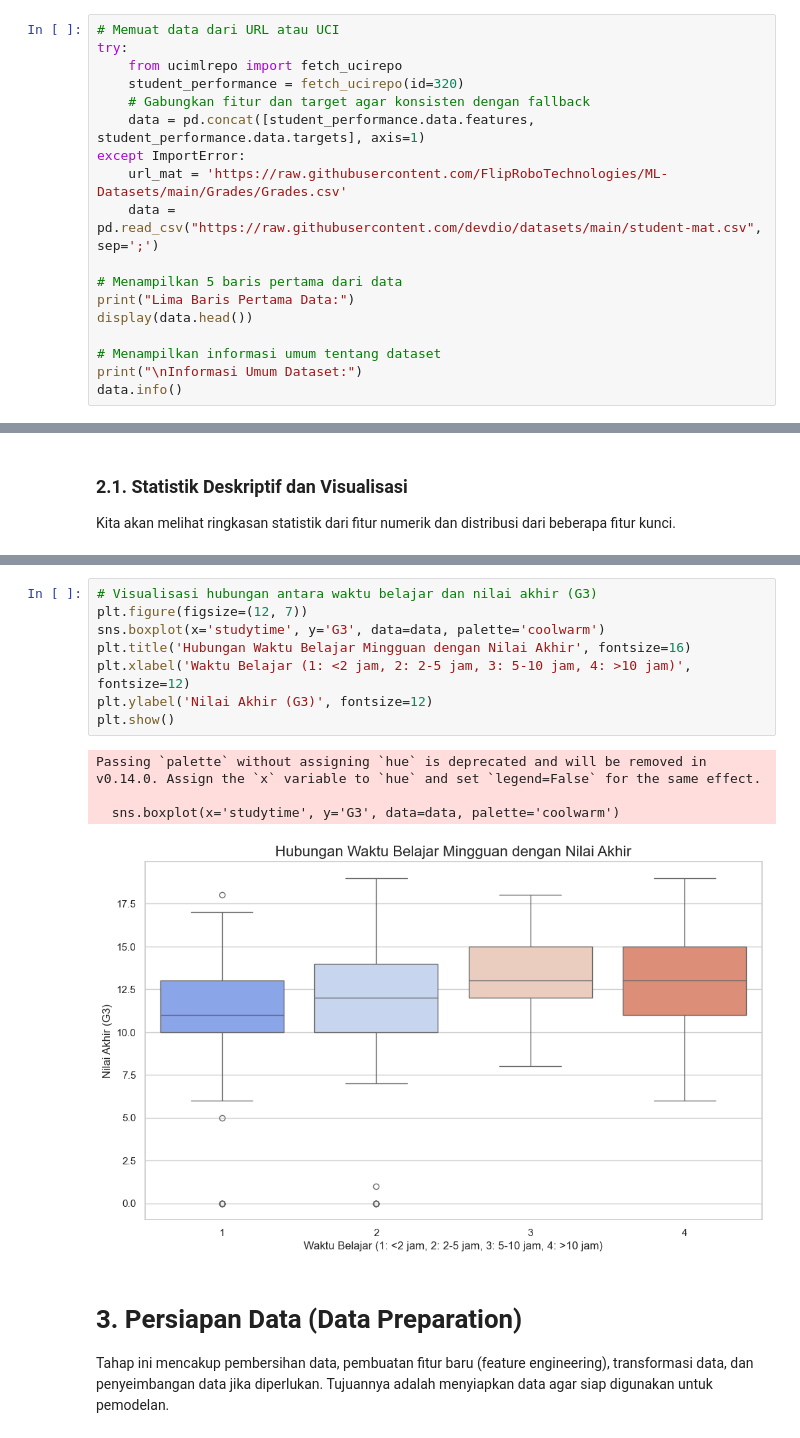
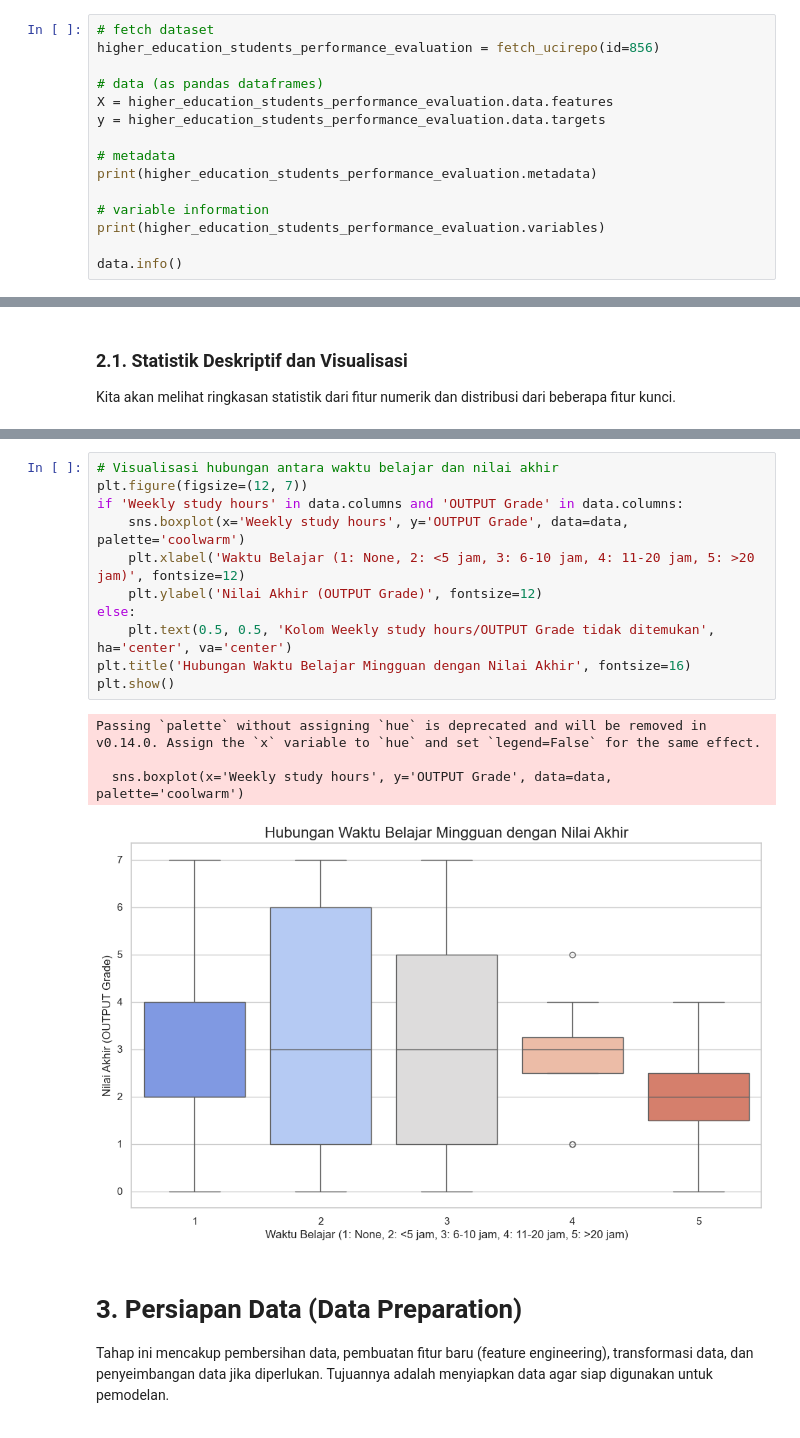
Before and after one commit to yeftakun/dm, a Jupyter notebook: dm.ipynb, the cells around one changed output, grey strips where cells are left out. Cells and saved outputs as stored; diff of their text form.

```diff
--- a/dm.ipynb
+++ b/dm.ipynb
@@ -48,21 +80,18 @@ DEPRECATION: Loading egg at c:\program files\python312\lib\site-packages\vboxapi
 [notice] A new release of pip is available: 24.2 -> 25.1.1
 [notice] To update, run: python.exe -m pip install --upgrade pip
 # %%
-# Memuat data dari URL atau UCI
-try:
-    from ucimlrepo import fetch_ucirepo
-    student_performance = fetch_ucirepo(id=320)
-    # Gabungkan fitur dan target agar konsisten dengan fallback
-    data = pd.concat([student_performance.data.features, student_performance.data.targets], axis=1)
-except ImportError:
-    url_mat = 'https://raw.githubusercontent.com/FlipRoboTechnologies/ML-Datasets/main/Grades/Grades.csv'
-    data = pd.read_csv("https://raw.githubusercontent.com/devdio/datasets/main/student-mat.csv", sep=';')
+# fetch dataset
+higher_education_students_performance_evaluation = fetch_ucirepo(id=856)
 
-# Menampilkan 5 baris pertama dari data
-print("Lima Baris Pertama Data:")
-display(data.head())
+# data (as pandas dataframes)
+X = higher_education_students_performance_evaluation.data.features
+y = higher_education_students_performance_evaluation.data.targets
 
-# Menampilkan informasi umum tentang dataset
-print("\nInformasi Umum Dataset:")
+# metadata
+print(higher_education_students_performance_evaluation.metadata)
+
+# variable information
+print(higher_education_students_performance_evaluation.variables)
+
 data.info()
 # %% [output]
@@ -134,16 +162,19 @@ Passing `palette` without assigning `hue` is deprecated and will be removed in v
 # %%
-# Visualisasi hubungan antara waktu belajar dan nilai akhir (G3)
+# Visualisasi hubungan antara waktu belajar dan nilai akhir
 plt.figure(figsize=(12, 7))
-sns.boxplot(x='studytime', y='G3', data=data, palette='coolwarm')
+if 'Weekly study hours' in data.columns and 'OUTPUT Grade' in data.columns:
+    sns.boxplot(x='Weekly study hours', y='OUTPUT Grade', data=data, palette='coolwarm')
+    plt.xlabel('Waktu Belajar (1: None, 2: <5 jam, 3: 6-10 jam, 4: 11-20 jam, 5: >20 jam)', fontsize=12)
+    plt.ylabel('Nilai Akhir (OUTPUT Grade)', fontsize=12)
+else:
+    plt.text(0.5, 0.5, 'Kolom Weekly study hours/OUTPUT Grade tidak ditemukan', ha='center', va='center')
 plt.title('Hubungan Waktu Belajar Mingguan dengan Nilai Akhir', fontsize=16)
-plt.xlabel('Waktu Belajar (1: <2 jam, 2: 2-5 jam, 3: 5-10 jam, 4: >10 jam)', fontsize=12)
-plt.ylabel('Nilai Akhir (G3)', fontsize=12)
 plt.show()
 # %% [output]
 Passing `palette` without assigning `hue` is deprecated and will be removed in v0.14.0. Assign the `x` variable to `hue` and set `legend=False` for the same effect.
 
-  sns.boxplot(x='studytime', y='G3', data=data, palette='coolwarm')
+  sns.boxplot(x='Weekly study hours', y='OUTPUT Grade', data=data, palette='coolwarm')
-[figure, old version]
+[figure, new version]
 # %% [markdown]
 # 3. Persiapan Data (Data Preparation)
 
```
Also changed, not shown: parts of 11 cells of this notebook.
